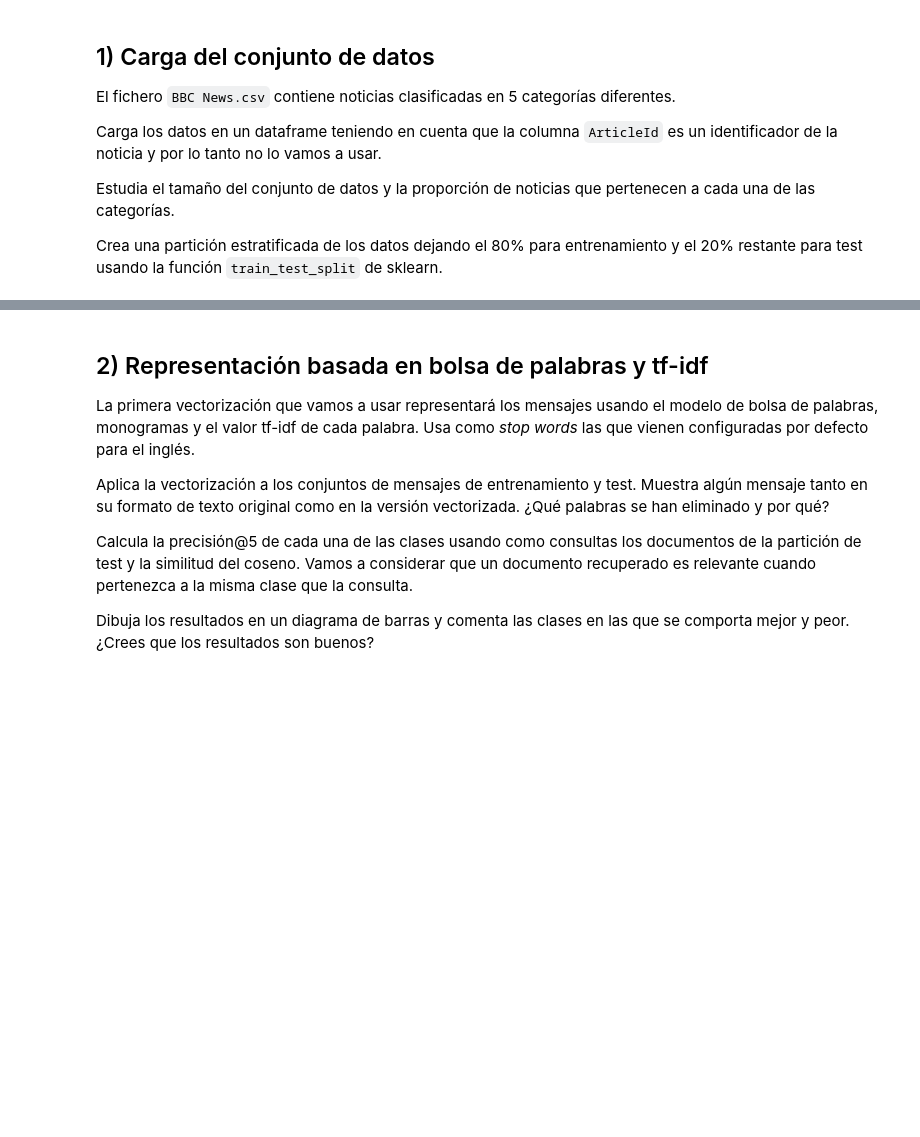
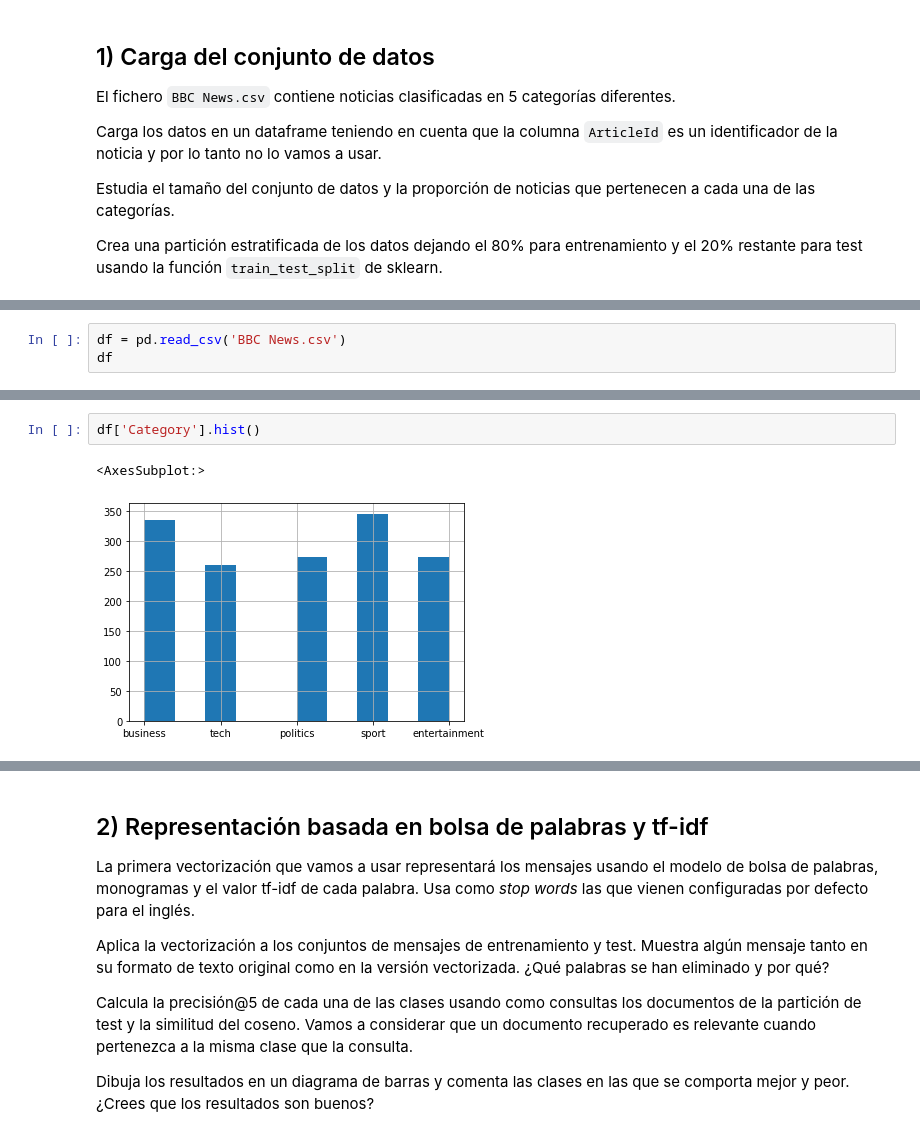
Before and after one commit to mario-sanz/IA2-Practicas, a Jupyter notebook: Lab2/P2.2-Recuperacion_informacion.ipynb, the cells around one changed output, grey strips where cells are left out. Drawn from its saved outputs; the diff is of its cells as text; blank space fills up the shorter version.

```diff
--- a/Lab2/P2.2-Recuperacion_informacion.ipynb
+++ b/Lab2/P2.2-Recuperacion_informacion.ipynb
@@ -28,0 +36,3 @@ Crea una partición estratificada de los datos dejando el 80% para entrenamiento
+# %%
+df = pd.read_csv('BBC News.csv')
+df
@@ -28,0 +62,5 @@ Crea una partición estratificada de los datos dejando el 80% para entrenamiento
+# %%
+df['Category'].hist()
+# %% [output]
+<AxesSubplot:>
+[figure, added]
```
Also changed, not shown: parts of 11 cells of this notebook, 2 other files.
